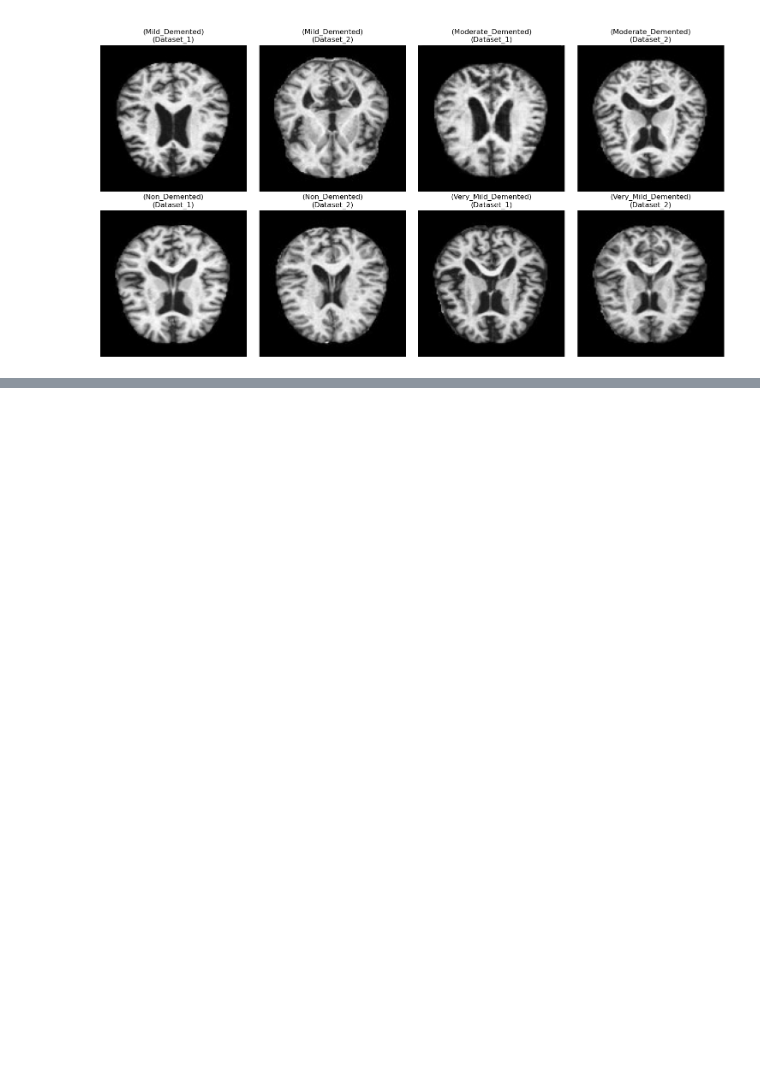
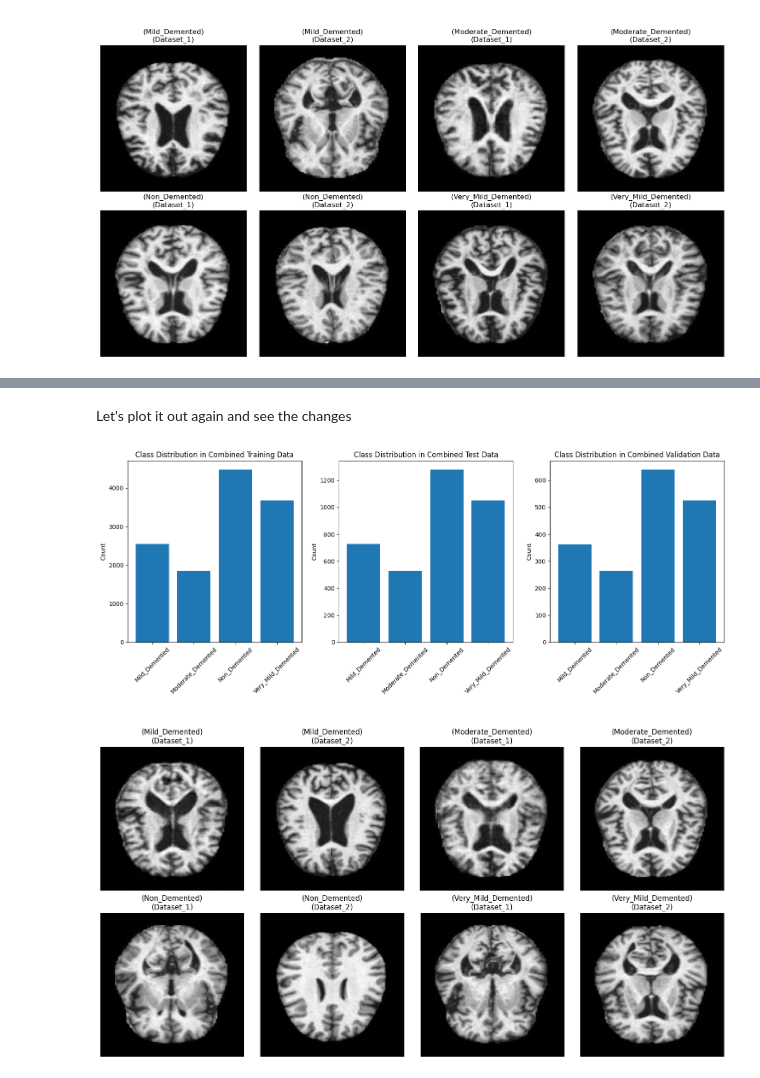
Before and after one commit to yhkwok326/CS506_final-, a Jupyter notebook: Combine Dataset-2.ipynb, the cells around one changed output, grey strips where cells are left out. Cells and saved outputs as stored; diff of their text form; code cells hidden in the pictures; blank space fills up the shorter version.

Commit message:
resampled the data and split the training set into validation

```diff
--- a/Combine Dataset-2.ipynb
+++ b/Combine Dataset-2.ipynb
@@ -17,14 +21,15 @@ folder_train_path = "Combined_Dataset/train/"
 folder_test_path = "Combined_Dataset/test/"
 
 # Dataset 2
-train_parquet_path = "train-00000-of-00001-c08a401c53fe5312.parquet"
-test_parquet_path = "test-00000-of-00001-44110b9df98c5585.parquet"
+train_parquet_path = "Combined_Dataset_2/train-00000-of-00001-c08a401c53fe5312.parquet"
+test_parquet_path = "Combined_Dataset_2/test-00000-of-00001-44110b9df98c5585.parquet"
 
 # Output path for combined dataset
 output_dir = "Combined_MRI_Dataset"
 os.makedirs(output_dir, exist_ok=True)
 os.makedirs(os.path.join(output_dir, "train"), exist_ok=True)
 os.makedirs(os.path.join(output_dir, "test"), exist_ok=True)
+os.makedirs(os.path.join(output_dir, "val"), exist_ok=True) # Added directory for validation set
 
 # Settings
 img_size = 128  # set 128 for now, might up to 256
@@ -41,6 +46,7 @@ classes = {
 for class_name in classes.values():
     os.makedirs(os.path.join(output_dir, "train", class_name), exist_ok=True)
     os.makedirs(os.path.join(output_dir, "test", class_name), exist_ok=True)
+    os.makedirs(os.path.join(output_dir, "val", class_name), exist_ok=True)
 # %%
 # LOAD DATASET 1 (FOLDER-BASED)
 def load_folder_dataset(base_dir, target_size=(img_size, img_size)):
@@ -338,0 +352,18 @@ visualize_samples()
+# %%
+# The previous distribution of the classes is not balanced, we need to ensure that the classes individual percentages are the same in the training and test datasets.
+# Combine the training and test data
+
+def resampling_data(train_data, test_data):
+    all_data = train_data + test_data
+    all_data_df = pd.DataFrame(all_data) # converting to pd dataframe cuz straify only works on columns
+    train, test = train_test_split(all_data_df, test_size=0.2, random_state=42, stratify=all_data_df['label'])
+    train, val = train_test_split(train, test_size=0.125, random_state=42, stratify=train['label'])
+    resampled_train = train.to_dict('records')
+    resampled_test = test.to_dict('records')
+    resampled_val = val.to_dict('records')
+    return resampled_train, resampled_test, resampled_val
+# %%
+resampled_train_data, resampled_test_data, resampled_val_data = resampling_data(combined_train_data, combined_test_data)
+print(f"Resampled training data: {len(resampled_train_data)} images")
+print(f"Resampled test data: {len(resampled_test_data)} images")
+print(f"Resampled validation data: {len(resampled_val_data)} images")
@@ -338,0 +385,18 @@ visualize_samples()
+# %%
+# DATASET SUMMARY
+# Note that after changes it should be uniform across each set
+print("\nClass distribution (Resampled_Training):")
+for label, class_name in classes.items():
+    count = sum(1 for item in resampled_train_data if item['label'] == label)
+    print(f"{class_name}: {count} images ({count/len(resampled_train_data)*100:.1f}%)")
+
+print("\nClass distribution (Resampled_Test):")
+for label, class_name in classes.items():
+    count = sum(1 for item in resampled_test_data if item['label'] == label)
+    print(f"{class_name}: {count} images ({count/len(resampled_test_data)*100:.1f}%)")
+
+print("\nClass distribution (Resampled_Validation):")
+for label, class_name in classes.items():
+    count = sum(1 for item in resampled_val_data if item['label'] == label)
+    print(f"{class_name}: {count} images ({count/len(resampled_val_data)*100:.1f}%)")
+# We can also look into ovessampling moderate_demented class because it only takes up 15%
@@ -338,0 +421,2 @@ visualize_samples()
+# %% [markdown]
+Let's plot it out again and see the changes
@@ -338,0 +482,6 @@ visualize_samples()
+# %%
+plot_class_distribution(resampled_train_data, resampled_test_data, resampled_val_data)
+visualize_samples(resampled_train_data)
+# %% [output]
+[figure, added]
+[figure, added]
```
Also changed, not shown: parts of 9 cells of this notebook.
